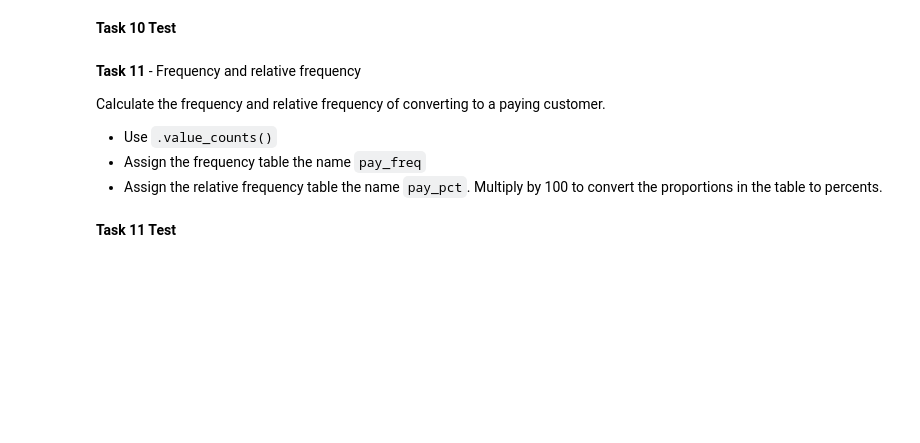
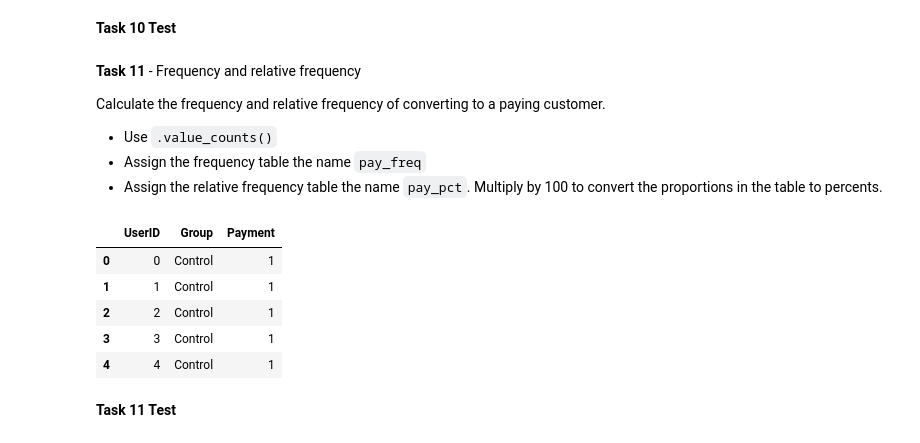
Before and after one commit to Vasanta2002/Sprint_2, a Jupyter notebook: DS_Unit1_Sprint2_AG.ipynb, the cells around one changed output. Saved outputs shown, nothing was run; the diff lists cells and outputs as text; code cells hidden in the pictures; blank space fills up the shorter version.

```diff
--- a/DS_Unit1_Sprint2_AG.ipynb
+++ b/DS_Unit1_Sprint2_AG.ipynb
@@ -332,0 +389,9 @@ raise NotImplementedError()
+# %%
+ABtest.head()
+# %% [output]
+|  | UserID | Group | Payment |
+| 0 | 0 | Control | 1 |
+| 1 | 1 | Control | 1 |
+| 2 | 2 | Control | 1 |
+| 3 | 3 | Control | 1 |
+| 4 | 4 | Control | 1 |
```
Also changed, not shown: parts of 29 cells of this notebook.
